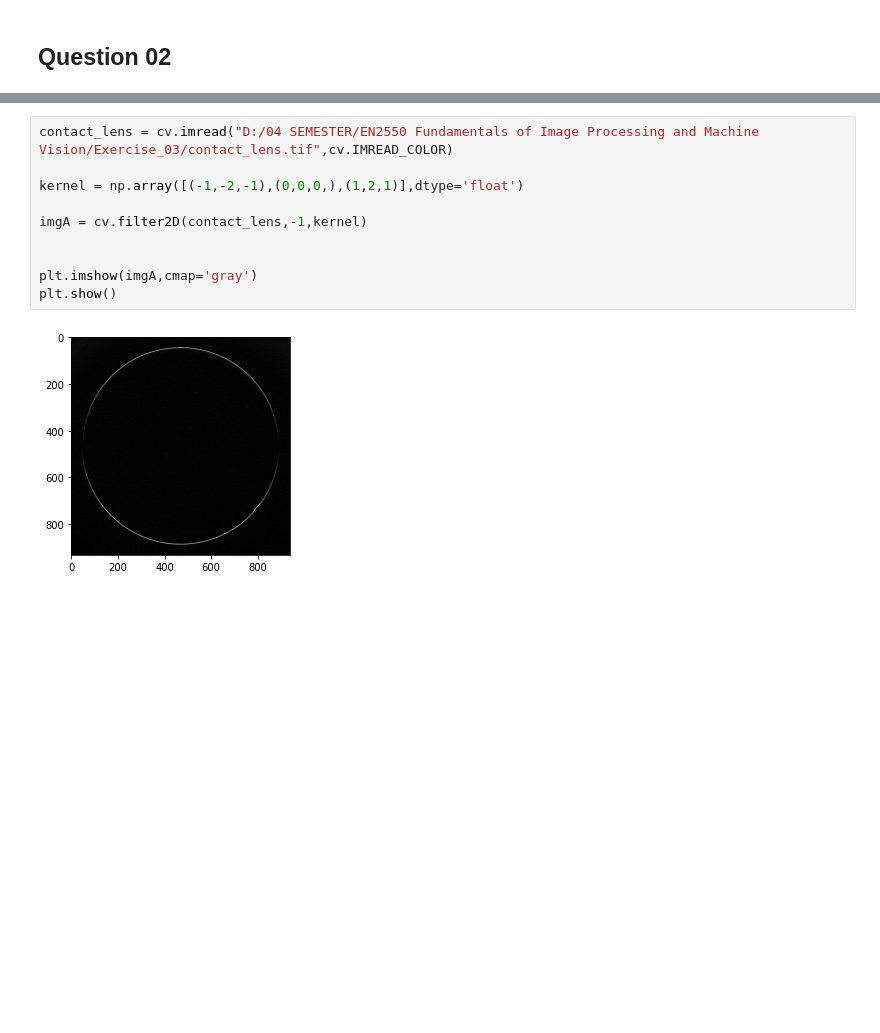
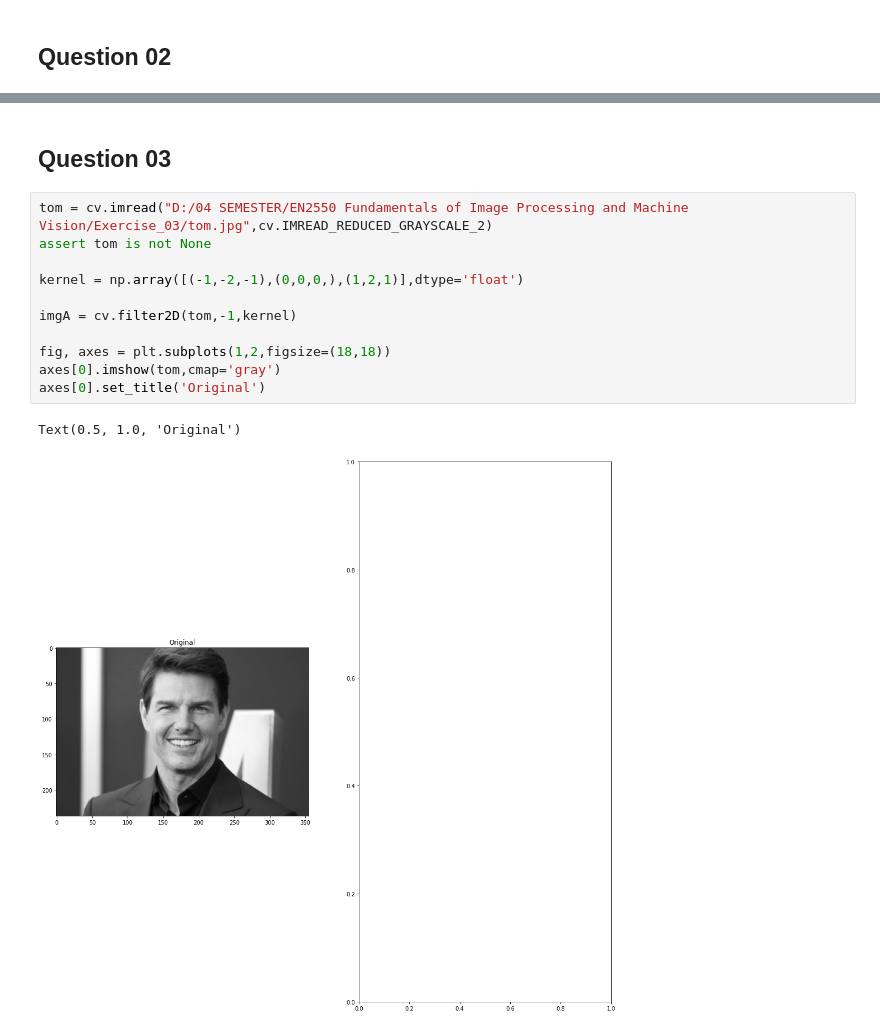
Before and after one commit to shivankapriyashan/EN2250-Fundamentals-of-Image-Processing-and-Machine-Vision, a Jupyter notebook: Exercise_03/Exercise_03.ipynb, the cells around one changed output, grey strips where cells are left out. Drawn from its saved outputs; the diff is of its cells as text; blank space fills up the shorter version.

Commit message:
Add Question 02

```diff
--- a/Exercise_03/Exercise_03.ipynb
+++ b/Exercise_03/Exercise_03.ipynb
@@ -38,12 +61,16 @@ plt.show()
+# %% [markdown]
+## Question 03
 # %%
-contact_lens = cv.imread("D:/04 SEMESTER/EN2550 Fundamentals of Image Processing and Machine Vision/Exercise_03/contact_lens.tif",cv.IMREAD_COLOR)
+tom = cv.imread("D:/04 SEMESTER/EN2550 Fundamentals of Image Processing and Machine Vision/Exercise_03/tom.jpg",cv.IMREAD_REDUCED_GRAYSCALE_2)
+assert tom is not None
 
 kernel = np.array([(-1,-2,-1),(0,0,0,),(1,2,1)],dtype='float')
 
-imgA = cv.filter2D(contact_lens,-1,kernel)
+imgA = cv.filter2D(tom,-1,kernel)
 
-
-plt.imshow(imgA,cmap='gray')
-plt.show()
+fig, axes = plt.subplots(1,2,figsize=(18,18))
+axes[0].imshow(tom,cmap='gray')
+axes[0].set_title('Original')
 # %% [output]
+Text(0.5, 1.0, 'Original')
-[figure, old version]
+[figure, new version]
```
Also changed, not shown: parts of 2 cells of this notebook.
